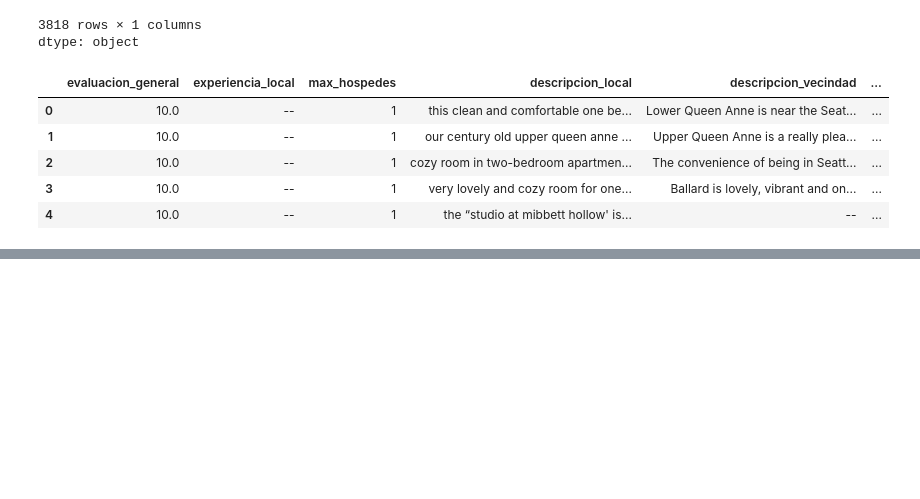
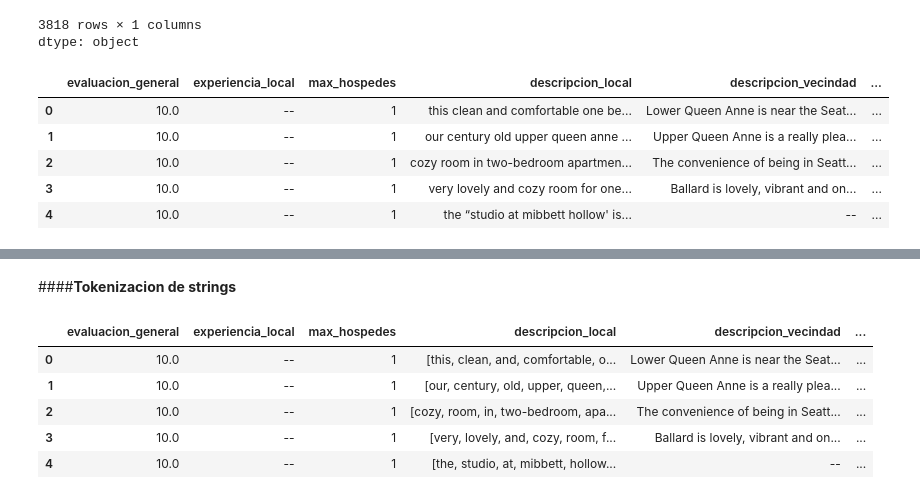
Before and after one commit to evs-11/Pandas-transformacion-y-manipulacion-de-datos, a Jupyter notebook: Pandas_Tratamiento_Manipulacion_Datos.ipynb, the cells around one changed output, grey strips where cells are left out. Saved outputs shown, nothing was run; the diff lists cells and outputs as text; code cells hidden in the pictures; blank space fills up the shorter version.

```diff
--- a/Pandas_Tratamiento_Manipulacion_Datos.ipynb
+++ b/Pandas_Tratamiento_Manipulacion_Datos.ipynb
@@ -411,0 +427,10 @@ datos.head()
+# %%
+# generar regex en la columna .str para convertirlo a texto .replace para reemplazar 'palabras a buscar' para que lo aplique a todo lo raro.
+# el signo ^ es negación de lo que sigue. Se guarda en la misma columna
+
+datos['descripcion_local'] = datos['descripcion_local'].str.replace('[^a-zA-Z0-9\-\']',' ',regex=True)
+# %%
+# otro regex para reemplazar el guion medio pero que no sea palabra compuesta como 2-person
+# en replace se pide buscar guiones que no tengan caracter acompañando a la izquierda y no contenga caracter a la derecha
+
+datos['descripcion_local'] = datos['descripcion_local'].str.replace('(<\w)-(?!\w)',' ',regex=True)
@@ -411,0 +462,17 @@ datos.head()
+# %% [markdown]
+####**Tokenizacion de strings**
+# %%
+# de la frase se puede separar por palabras, el espacio como caracter se puede utilizar para generar una lista dividiendo cada frase por ese caracter, espacio
+# invocamos la columna que es un string que separe cada uno como separador con el método .split y ponemos el espacio, se ponen los paréntesis vacios
+# lo guardamos en la misma columna
+# en la visualización comienza con corchetes, está tokenizada
+
+datos['descripcion_local'] = datos['descripcion_local'].str.split()
+datos.head()
+# %% [output]
+|  | evaluacion_general | experiencia_local | max_hospedes | descripcion_local | descripcion_vecindad | ... |
+| 0 | 10.0 | -- | 1 | [this, clean, and, comfortable, o... | Lower Queen Anne is near the Seat... | ... |
+| 1 | 10.0 | -- | 1 | [our, century, old, upper, queen,... | Upper Queen Anne is a really plea... | ... |
+| 2 | 10.0 | -- | 1 | [cozy, room, in, two-bedroom, apa... | The convenience of being in Seatt... | ... |
+| 3 | 10.0 | -- | 1 | [very, lovely, and, cozy, room, f... | Ballard is lovely, vibrant and on... | ... |
+| 4 | 10.0 | -- | 1 | [the, studio, at, mibbett, hollow... | -- | ... |
```
Also changed, not shown: parts of 29 cells of this notebook.
